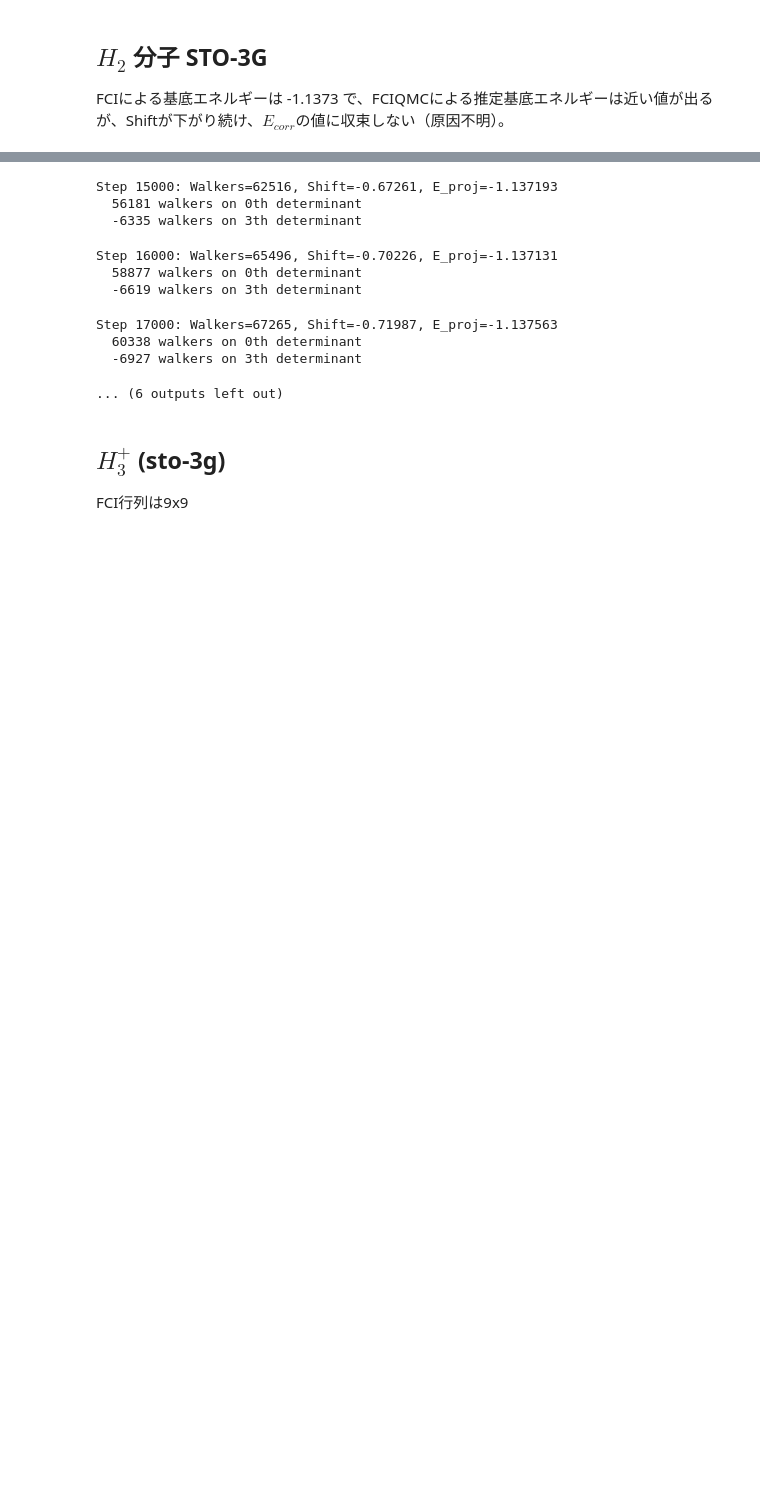
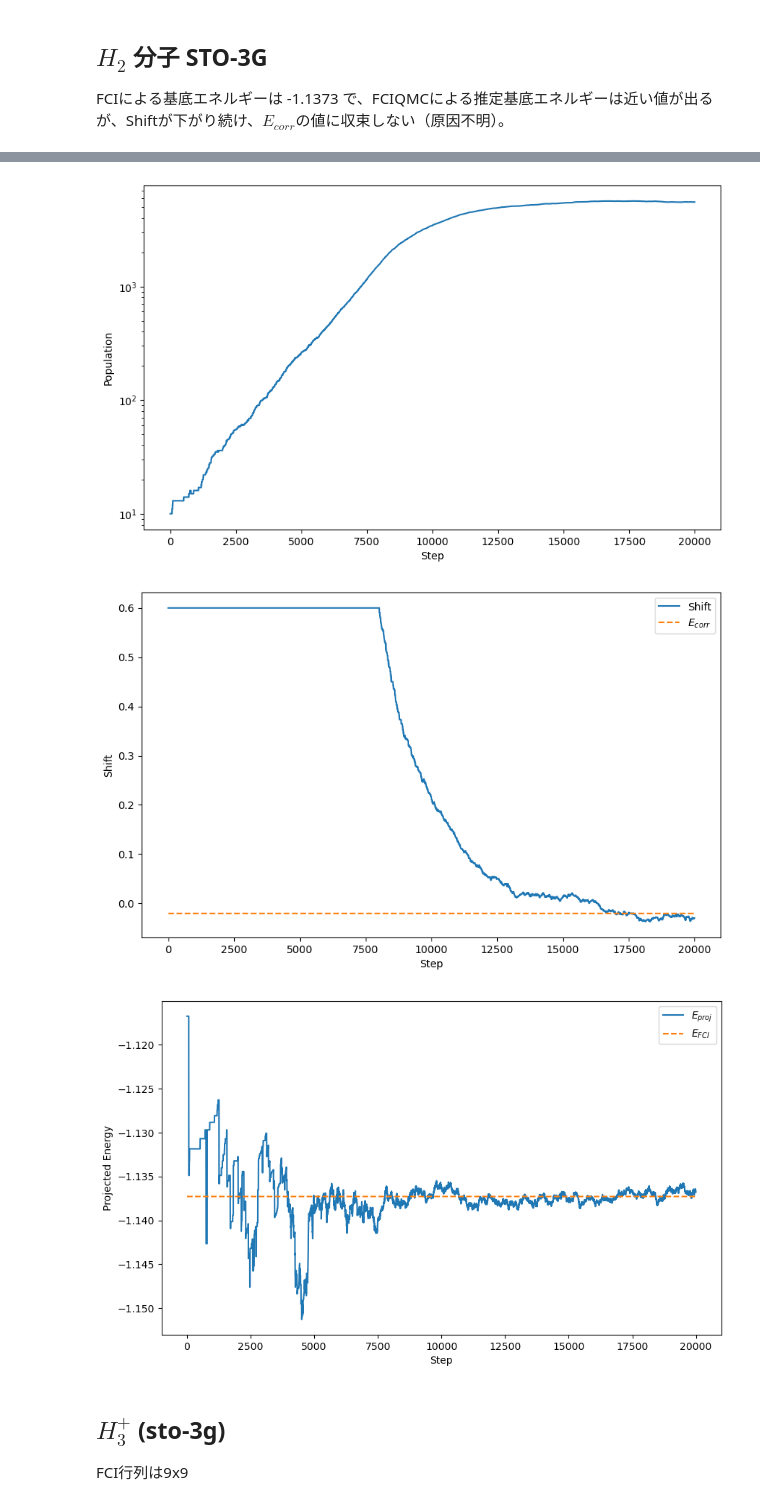
Before and after one commit to harada4atsushi/SeniorThesis, a Jupyter notebook: FCIQMC.ipynb, the cells around one changed output, grey strips where cells are left out. Saved outputs shown, nothing was run; the diff lists cells and outputs as text; code cells hidden in the pictures; blank space fills up the shorter version.

Commit message:
matrix Kの対角成分が正になるように修正、Shiftが収束するようになる

```diff
--- a/FCIQMC.ipynb
+++ b/FCIQMC.ipynb
@@ -24,6 +24,8 @@ import random
 rng = np.random.default_rng()
 
 def build_hamiltonian(mol):
+    E_nuc = mol.energy_nuc()
+    # print("E_nuc:", E_nuc)
     elec_num = sum(mol.nelec)
     myhf = mol.HF()
     myhf.kernel()
@@ -35,6 +37,7 @@ def build_hamiltonian(mol):
     h2 = ao2mo.restore(8,h2,mol.nao_nr())
 
     H_mat = fci.direct_spin1.pspace(h1, h2, mol.nao_nr(), elec_num, np=70000)[1] # creates Hamiltonian
+    H_mat = H_mat + E_nuc * np.eye(H_mat.shape[0])
     nspatorbs = int(mol.nao_nr())
 
     # --- フル FCI エネルギー ---
@@ -74,10 +77,21 @@ def FCIQMC(mol, shift=0, init_n_walker=1, n_steps=5000, step_starting_shift_upd=
             - **hist_energy (list[float])**: 各ステップの projected energy の履歴
     """
     H_mat, E_fci, E_HF = build_hamiltonian(mol)
+    # H_mat = np.array([
+    #     [-1.13727,  0.0,      0.18129, -0.18129,  0.0,      0.0     ],
+    #     [ 0.0,     -0.51055,  0.0,      0.0,      0.0,      0.0     ],
+    #     [ 0.18129,  0.0,     -0.67894,  0.0,      0.0,      0.18129 ],
+    #     [-0.18129,  0.0,      0.0,     -0.67894,  0.0,     -0.18129 ],
+    #     [ 0.0,      0.0,      0.0,      0.0,     -0.51055,  0.0     ],
+    #     [ 0.0,      0.0,      0.18129, -0.18129,  0.0,     -0.16889]
+    # ])
+    # E_HF = H_mat[0, 0]
     print(f"--- FCI Matrix ---")
     print(H_mat.shape)
     print(H_mat)
 
+
+    # print('E_HF:', E_HF)
     H_mat = H_mat - np.eye(H_mat.shape[0]) * E_HF
     print(f"--- K Matrix ---")
     print(H_mat)
@@ -202,14 +216,15 @@ def FCIQMC(mol, shift=0, init_n_walker=1, n_steps=5000, step_starting_shift_upd=
                 if v != 0:
                     tqdm.write(f"  {v} walkers on {k}th determinant")
 
-    E_est = np.mean(hist_energy[-n_prod:]) # 最後の1000ステップの平均
+    E_est = np.mean(hist_energy[-n_prod:]) # 最後のn_prodステップの平均
+    avg_shift = np.mean(hist_shift[-n_prod:]) # 最後のn_prodステップの平均
 
     print('\n---- Walkers (result) ----')
     for k, v in walkers.items():
         if v != 0:
             print(f"{v} walkers on {k}th determinant")
 
-    return E_est, E_fci, E_HF, hist_population, hist_shift, hist_energy
+    return E_est, E_fci, E_HF, avg_shift, hist_population, hist_shift, hist_energy
 
 
 def plot_result(E_fci, E_HF, hist_population, hist_shift, hist_energy):
@@ -245,8 +260,8 @@ from pyscf import gto
 
 # H2分子の定義 (0.74 Angstrom)
 mol = gto.M(atom='H 0 0 0; H 0 0 0.74', basis='sto-3g', verbose=0)
-E_est, E_fci, E_HF, hist_population, hist_shift, hist_energy = \
-    FCIQMC(mol, init_n_walker=10, n_steps=20000, n_prod=8000, step_starting_shift_upd=10000)
+E_est, E_fci, E_HF, avg_shift, hist_population, hist_shift, hist_energy = \
+    FCIQMC(mol, shift=0.6, init_n_walker=10, n_steps=20000, n_prod=5000, step_starting_shift_upd=8000)
 
 print(f"E_fci={E_fci}, E_HF={E_HF}")
 
@@ -254,6 +269,7 @@ print(f"E_fci={E_fci}, E_HF={E_HF}")
 print("-" * 30)
 print(f"FCI Energy: {E_fci:.6f} Ha")
 print(f"Final FCIQMC Energy: {E_est:.6f} Ha")
+print(f"Average shift: {avg_shift:.6f} Ha => Energy: {avg_shift + E_HF}")
 plot_result(E_fci, E_HF, hist_population, hist_shift, hist_energy)
 # %% [output]
 --- FCI Matrix ---
@@ -317,13 +357,6 @@ Step 14000: Walkers=57907, Shift=-0.63715, E_proj=-1.137228
-Step 15000: Walkers=62516, Shift=-0.67261, E_proj=-1.137193
-  56181 walkers on 0th determinant
-  -6335 walkers on 3th determinant
-Step 16000: Walkers=65496, Shift=-0.70226, E_proj=-1.137131
-  58877 walkers on 0th determinant
-  -6619 walkers on 3th determinant
-Step 17000: Walkers=67265, Shift=-0.71987, E_proj=-1.137563
-  60338 walkers on 0th determinant
-  -6927 walkers on 3th determinant
-... (6 outputs left out)
+[figure, added]
+[figure, added]
+[figure, added]
 # %% [markdown]
 ## ${H_3^+}$ (sto-3g)
 FCI行列は9x9
```
Also changed, not shown: parts of 3 cells of this notebook.
